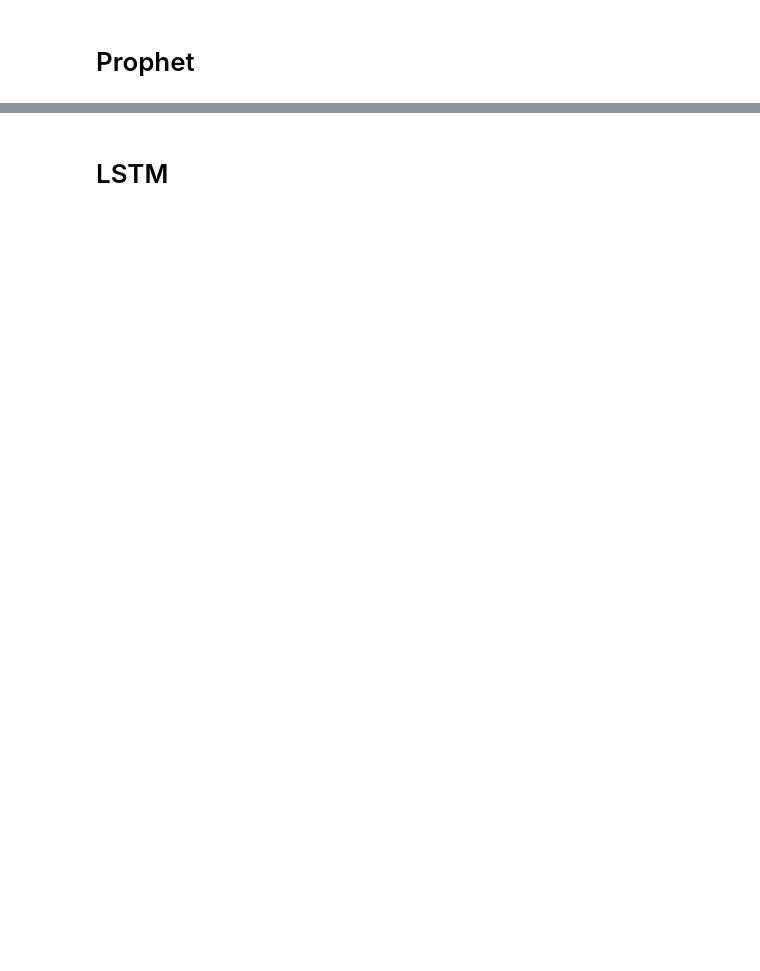
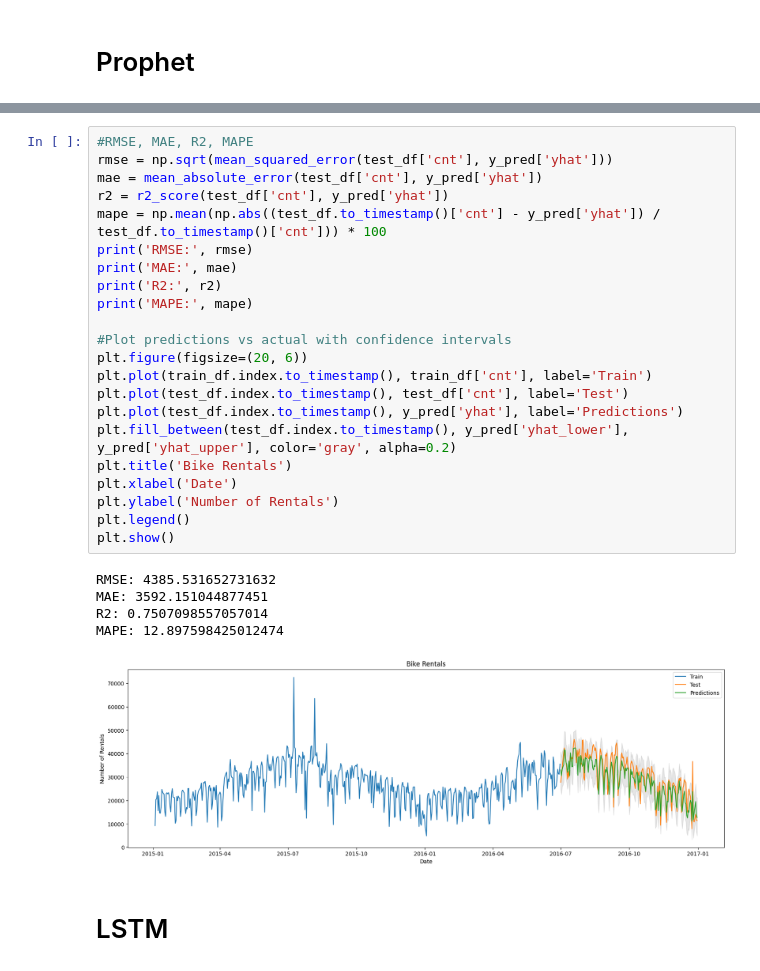
Before and after one commit to sbhurtya/London-Bike-Sharing-Forecaset-Python-ML, a Jupyter notebook: lbs.ipynb, the cells around one changed output, grey strips where cells are left out. Drawn from its saved outputs; the diff is of its cells as text; blank space fills up the shorter version.

```diff
--- a/lbs.ipynb
+++ b/lbs.ipynb
@@ -663,2 +553,30 @@ def prophet_objective(trial):
+# %%
+#RMSE, MAE, R2, MAPE
+rmse = np.sqrt(mean_squared_error(test_df['cnt'], y_pred['yhat']))
+mae = mean_absolute_error(test_df['cnt'], y_pred['yhat'])
+r2 = r2_score(test_df['cnt'], y_pred['yhat'])
+mape = np.mean(np.abs((test_df.to_timestamp()['cnt'] - y_pred['yhat']) / test_df.to_timestamp()['cnt'])) * 100
+print('RMSE:', rmse)
+print('MAE:', mae)
+print('R2:', r2)
+print('MAPE:', mape)
+
+#Plot predictions vs actual with confidence intervals
+plt.figure(figsize=(20, 6))
+plt.plot(train_df.index.to_timestamp(), train_df['cnt'], label='Train')
+plt.plot(test_df.index.to_timestamp(), test_df['cnt'], label='Test')
+plt.plot(test_df.index.to_timestamp(), y_pred['yhat'], label='Predictions')
+plt.fill_between(test_df.index.to_timestamp(), y_pred['yhat_lower'], y_pred['yhat_upper'], color='gray', alpha=0.2)
+plt.title('Bike Rentals')
+plt.xlabel('Date')
+plt.ylabel('Number of Rentals')
+plt.legend()
+plt.show()
+# %% [output]
+RMSE: 4385.531652731632
+MAE: 3592.151044877451
+R2: 0.7507098557057014
+MAPE: 12.897598425012474
+[figure, added]
 # %% [markdown]
 # LSTM
```
Also changed, not shown: parts of 21 cells of this notebook, 1 other file.
